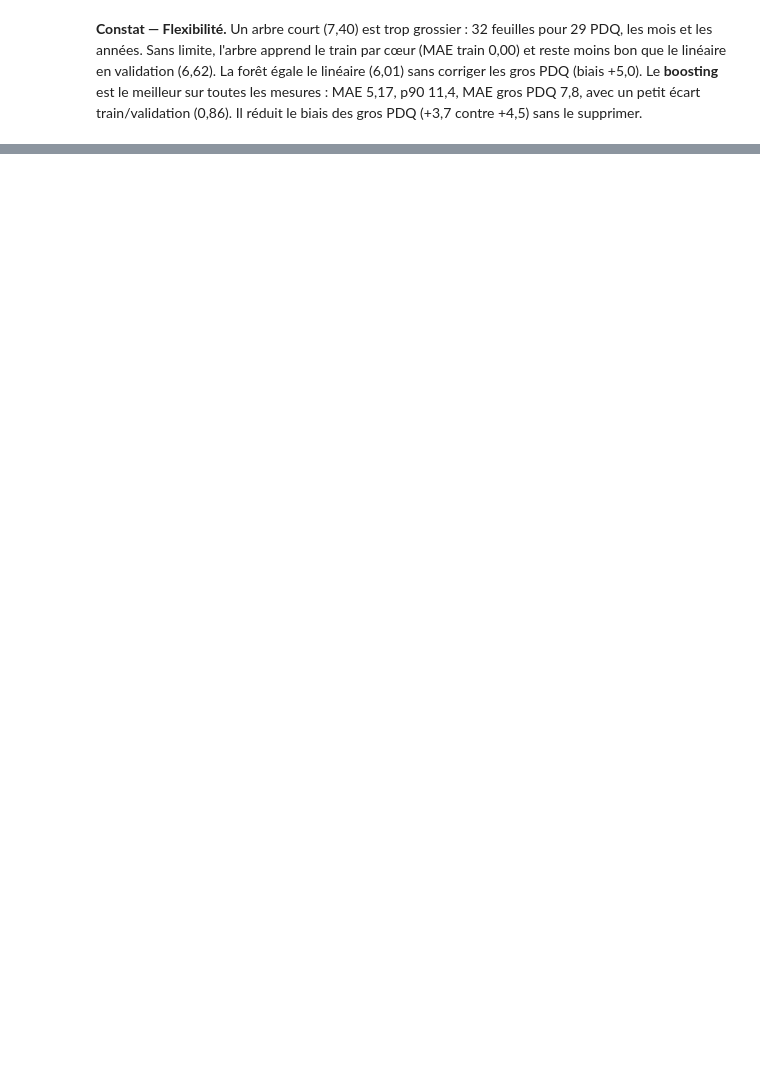
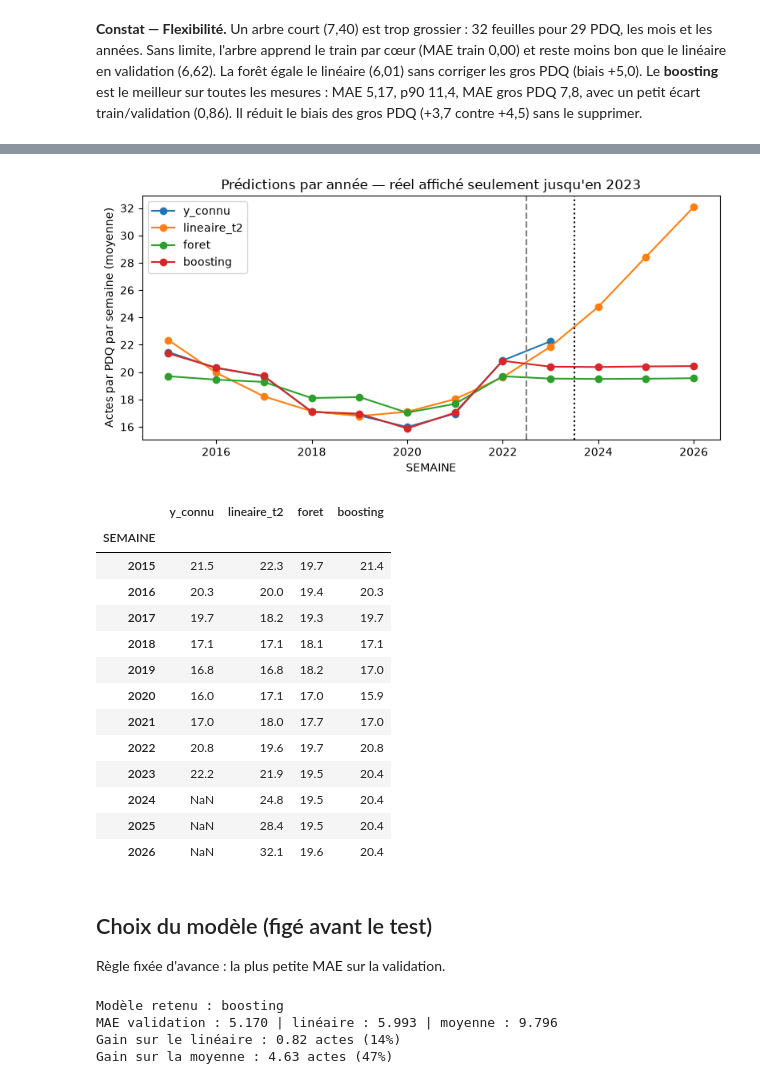
Before and after one commit to mirecloud/criminal-work, a Jupyter notebook: notebooks/02_arbres.ipynb, the cells around one changed output, grey strips where cells are left out. Cells and saved outputs as stored; diff of their text form; code cells hidden in the pictures; blank space fills up the shorter version.

Commit message:
Notebook 02 : choix figé (boosting) avant ouverture du test

```diff
--- a/notebooks/02_arbres.ipynb
+++ b/notebooks/02_arbres.ipynb
@@ -163,0 +258,55 @@ Il réduit le biais des gros PDQ (+3,7 contre +4,5) sans le supprimer.
+# %%
+import matplotlib.pyplot as plt
+
+calendrier = panel[["SEMAINE", "PDQ", "t", "t2", "mois", "ENSEMBLE"]].copy()   # PAS la colonne y
+for nom in ["lineaire_t2", "foret", "boosting"]:
+    m = modeles[nom]
+    calendrier[nom] = m.predict(calendrier[list(m.feature_names_in_)])
+
+prevu = calendrier.groupby(calendrier["SEMAINE"].dt.year)[["lineaire_t2", "foret", "boosting"]].mean()
+reel_connu = panel[panel["ENSEMBLE"] != "test"].groupby(panel["SEMAINE"].dt.year)["y"].mean()
+prevu.insert(0, "y_connu", reel_connu)
+
+ax = prevu.plot(marker="o", figsize=(8, 4))
+ax.axvline(2022.5, color="grey", linestyle="--")
+ax.axvline(2023.5, color="black", linestyle=":")
+ax.set_ylabel("Actes par PDQ par semaine (moyenne)")
+ax.set_title("Prédictions par année — réel affiché seulement jusqu'en 2023")
+plt.tight_layout()
+plt.show()
+prevu.round(1)
+# %% [output]
+[figure, added]
+|  | y_connu | lineaire_t2 | foret | boosting |
+| SEMAINE |  |  |  |  |
+| 2015 | 21.5 | 22.3 | 19.7 | 21.4 |
+| 2016 | 20.3 | 20.0 | 19.4 | 20.3 |
+| 2017 | 19.7 | 18.2 | 19.3 | 19.7 |
+| 2018 | 17.1 | 17.1 | 18.1 | 17.1 |
+| 2019 | 16.8 | 16.8 | 18.2 | 17.0 |
+| 2020 | 16.0 | 17.1 | 17.0 | 15.9 |
+| 2021 | 17.0 | 18.0 | 17.7 | 17.0 |
+| 2022 | 20.8 | 19.6 | 19.7 | 20.8 |
+| 2023 | 22.2 | 21.9 | 19.5 | 20.4 |
+| 2024 | NaN | 24.8 | 19.5 | 20.4 |
+| 2025 | NaN | 28.4 | 19.5 | 20.4 |
+| 2026 | NaN | 32.1 | 19.6 | 20.4 |
+# %% [markdown]
+## Choix du modèle (figé avant le test)
+Règle fixée d'avance : la plus petite MAE sur la validation.
+# %%
+tableau = pd.DataFrame(resultats).set_index("modele")
+choix = tableau["mae_validation"].idxmin()
+lineaire = tableau.loc["lineaire_t2", "mae_validation"]
+reference = tableau.loc["moyenne", "mae_validation"]
+mae_choix = tableau.loc[choix, "mae_validation"]
+
+print("Modèle retenu :", choix)
+print(f"MAE validation : {mae_choix:.3f} | linéaire : {lineaire:.3f} | moyenne : {reference:.3f}")
+print(f"Gain sur le linéaire : {lineaire - mae_choix:.2f} actes ({(lineaire - mae_choix) / lineaire:.0%})")
+print(f"Gain sur la moyenne : {reference - mae_choix:.2f} actes ({(reference - mae_choix) / reference:.0%})")
+# %% [output]
+Modèle retenu : boosting
+MAE validation : 5.170 | linéaire : 5.993 | moyenne : 9.796
+Gain sur le linéaire : 0.82 actes (14%)
+Gain sur la moyenne : 4.63 actes (47%)
```
Also changed, not shown: parts of 13 cells of this notebook.
